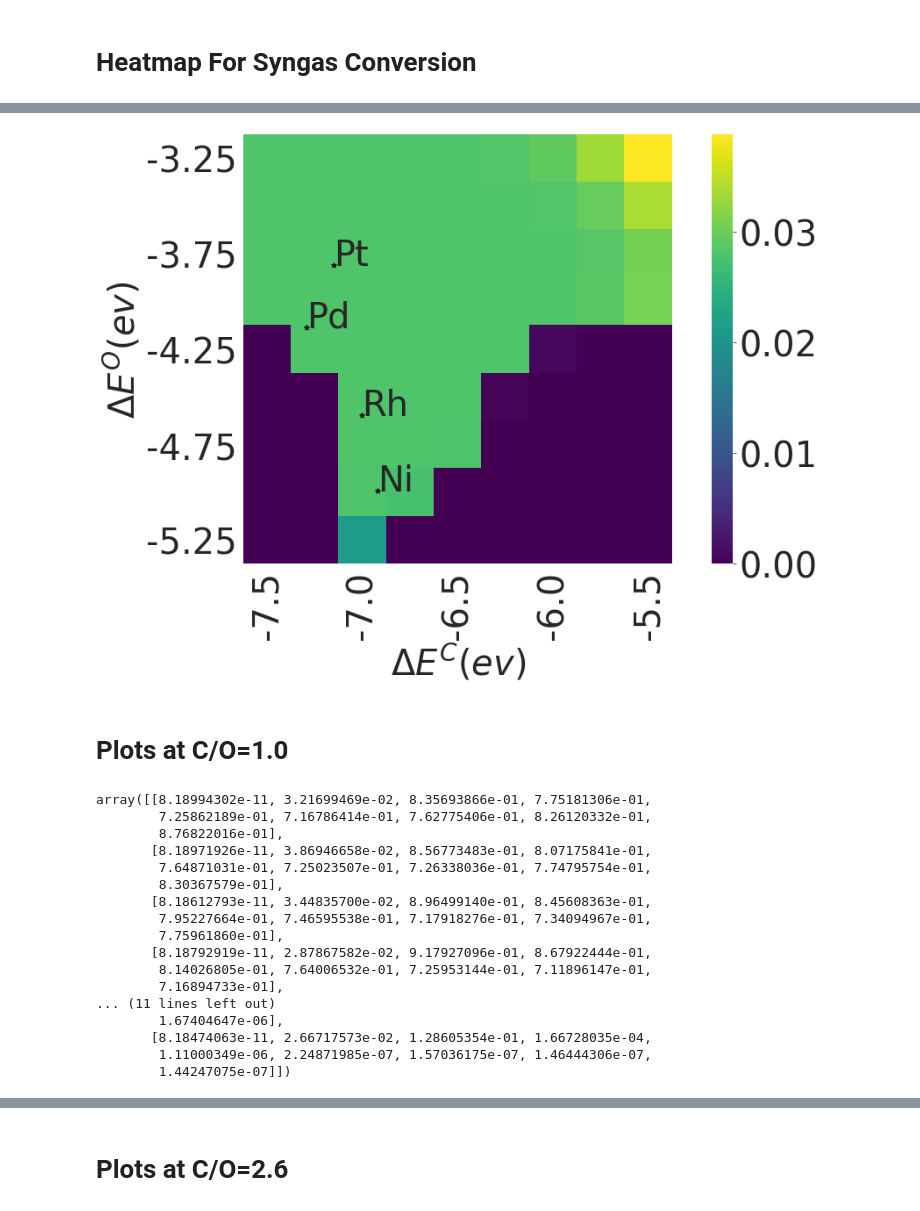
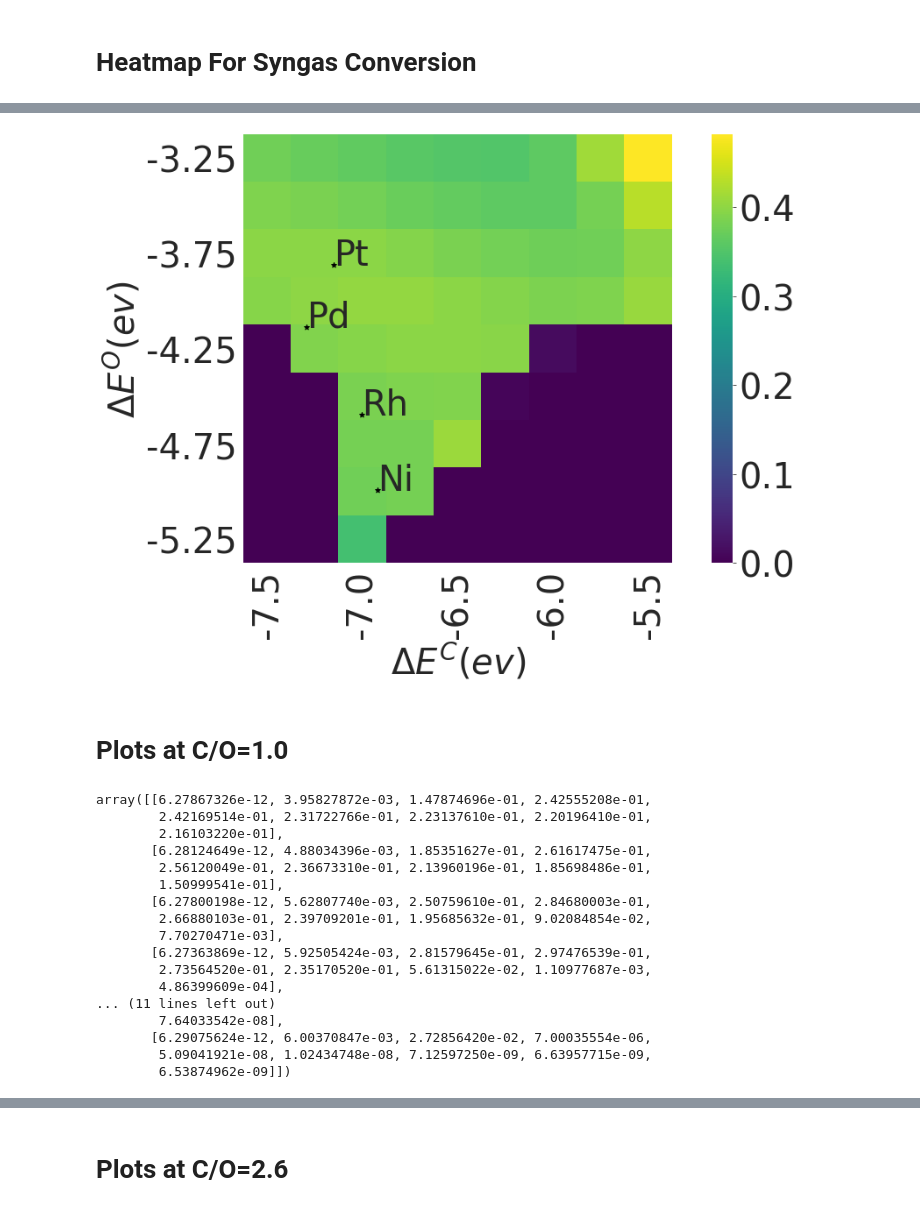
Before and after one commit to comocheng/bm_project, a Jupyter notebook: base_bm/binding_energies/heat_map_gen.ipynb, the cells around one changed output, grey strips where cells are left out. Drawn from its saved outputs; the diff is of its cells as text; code cells hidden in the pictures.

```diff
--- a/base_bm/binding_energies/heat_map_gen.ipynb
+++ b/base_bm/binding_energies/heat_map_gen.ipynb
@@ -155,12 +128,13 @@ for c_binding_energy in benergy_c:
         index += 1
 
         try:
-            # f_path = '{}_c{:.2f}o{:.2f}/sim_data/rtol_1e-08_atol_1e-08_data.csv'.format(index, c_binding_energy, o_binding_energy)
-            f_path = '{}_c{:.2f}o{:.2f}/sim_data/complete_rtol_1e-08_atol_1e-16_data.csv'.format(index, c_binding_energy, o_binding_energy)
+            f_path = '{}_c{:.2f}o{:.2f}/sim_data/rtol_1e-08_atol_1e-08_data.csv'.format(index, c_binding_energy, o_binding_energy)
+            # f_path = '{}_c{:.2f}o{:.2f}/sim_data/complete_rtol_1e-08_atol_1e-16_data.csv'.format(index, c_binding_energy, o_binding_energy)
             df = pd.read_csv(f_path)
             h2_out = df.loc[df['C/O ratio'].round(2) == 0.6].loc[:,'H2 out'].to_list()[0]
             co_out = df.loc[df['C/O ratio'].round(2) == 0.6].loc[:,'CO out'].to_list()[0]
-            syngas_conv = co_out + h2_out
+            ch4_in = df.loc[df['C/O ratio'].round(2) == 0.6].loc[:,'CH4 in'].to_list()[0]
+            syngas_conv = (co_out + h2_out/2) / ch4_in
 #             if abs(syngas_conv) > 1:
 #                 data[j][i] = 0
 #             else:
@@ -276,41 +223,42 @@ for c_binding_energy in benergy_c:
             df = pd.read_csv(f_path)
             co2_out = df.loc[df['C/O ratio'].round(2) == 0.6].loc[:,'CO2 out'].to_list()[0]
             h2o_out = df.loc[df['C/O ratio'].round(2) == 0.6].loc[:,'H2O out'].to_list()[0]
+            ch4_in = df.loc[df['C/O ratio'].round(2) == 0.6].loc[:,'CH4 in'].to_list()[0]
 #             if abs(syngas_conv) > 1:
 #                 data[j][i] = 0
 #             else:
-            data[j][i] = abs(h2o_out) + abs(co2_out)
+            data[j][i] = (abs(h2o_out)/2 + abs(co2_out)) / ch4_in
         except Exception as e:
             print(e, f"check log files {index}")
 full_ox_df = pd.DataFrame(data, columns=benergy_c, index=benergy_o)
 sns.set_style("darkgrid")
 plt.rcParams.update({'font.size': 40})
 fig = plt.figure(figsize=(16,9))
 ax = fig.add_subplot(111, aspect='equal')
 # ax = fig.add_subplot(111, aspect='equal')
 cmap = sns.color_palette("viridis", as_cmap=True)
 ax = sns.heatmap(full_ox_df, xticklabels=benergy_c, yticklabels=benergy_o, annot=False, cmap=cmap)
 xticks = ax.xaxis.get_major_ticks()
 yticks = ax.yaxis.get_major_ticks()
 for i in range(len(xticks)-1):
     if i % 2 != 0:
         xticks[i].label1.set_visible(False)
 for i in range(len(yticks)-1):
     if i % 2 != 0:
         yticks[i].label1.set_visible(False)
 # ax.set(title="Full Oxidation at C/O=0.6 with BMA",
 #       xlabel="$\\Delta E^C(ev)$",
 #       ylabel="$\\Delta E^O(ev)$",)
 ax.set(xlabel="$\\Delta E^C(ev)$",
        ylabel="$\\Delta E^O(ev)$",)
 # ax.scatter(9, 9, marker='*', s=100, color='yellow')
 ax.scatter(metal_x, metal_y, marker='*', color='black')
 for i, txt in enumerate(metal_names):
     ax.annotate(txt,(metal_x[i], metal_y[i]))
 # plt.savefig('paper_plots/0.6_full_conv_bma.pdf', bbox_inches='tight')
 plt.savefig('paper_plots/complete_0.6_full_conv_bma.pdf', bbox_inches='tight')
 # %% [output]
-[figure, old version]
+[figure, new version]
 # %% [markdown]
 # Plots at C/O=1.0
 # %%
@@ -328,15 +276,15 @@ for c_binding_energy in benergy_c:
         index += 1
 
         try:
-            # f_path = '{}_c{:.2f}o{:.2f}/sim_data/rtol_1e-08_atol_1e-08_data.csv'.format(index, c_binding_energy, o_binding_energy)
-            f_path = '{}_c{:.2f}o{:.2f}/sim_data/complete_rtol_1e-08_atol_1e-16_data.csv'.format(index, c_binding_energy, o_binding_energy)
+            f_path = '{}_c{:.2f}o{:.2f}/sim_data/rtol_1e-08_atol_1e-08_data.csv'.format(index, c_binding_energy, o_binding_energy)
+            # f_path = '{}_c{:.2f}o{:.2f}/sim_data/complete_rtol_1e-08_atol_1e-16_data.csv'.format(index, c_binding_energy, o_binding_energy)
             df = pd.read_csv(f_path)
             h2_out = df.loc[df['C/O ratio'].round(2) == 1.0].loc[:,'H2 out'].to_list()[0]
             co_out = df.loc[df['C/O ratio'].round(2) == 1.0].loc[:,'CO out'].to_list()[0]
             ch4_in = df.loc[df['C/O ratio'].round(2) == 1.0].loc[:,'CH4 in'].to_list()[0]
             ch4_out = df.loc[df['C/O ratio'].round(2) == 1.0].loc[:,'CH4 out'].to_list()[0]
             ch4_conv = (ch4_in - ch4_out) / ch4_in
-            syngas_conv = (co_out + h2_out) / ch4_in
+            syngas_conv = (co_out + h2_out/2) / ch4_in
             if abs(ch4_conv) > 1:
                 data[j][i] = 0
             else:
@@ -346,23 +294,23 @@ for c_binding_energy in benergy_c:
             print(e, f"check log files {index}")
 data
 # %% [output]
-array([[8.18994302e-11, 3.21699469e-02, 8.35693866e-01, 7.75181306e-01,
-        7.25862189e-01, 7.16786414e-01, 7.62775406e-01, 8.26120332e-01,
-        8.76822016e-01],
-       [8.18971926e-11, 3.86946658e-02, 8.56773483e-01, 8.07175841e-01,
-        7.64871031e-01, 7.25023507e-01, 7.26338036e-01, 7.74795754e-01,
-        8.30367579e-01],
-       [8.18612793e-11, 3.44835700e-02, 8.96499140e-01, 8.45608363e-01,
-        7.95227664e-01, 7.46595538e-01, 7.17918276e-01, 7.34094967e-01,
-        7.75961860e-01],
-       [8.18792919e-11, 2.87867582e-02, 9.17927096e-01, 8.67922444e-01,
-        8.14026805e-01, 7.64006532e-01, 7.25953144e-01, 7.11896147e-01,
-        7.16894733e-01],
+array([[6.27867326e-12, 3.95827872e-03, 1.47874696e-01, 2.42555208e-01,
+        2.42169514e-01, 2.31722766e-01, 2.23137610e-01, 2.20196410e-01,
+        2.16103220e-01],
+       [6.28124649e-12, 4.88034396e-03, 1.85351627e-01, 2.61617475e-01,
+        2.56120049e-01, 2.36673310e-01, 2.13960196e-01, 1.85698486e-01,
+        1.50999541e-01],
+       [6.27800198e-12, 5.62807740e-03, 2.50759610e-01, 2.84680003e-01,
+        2.66880103e-01, 2.39709201e-01, 1.95685632e-01, 9.02084854e-02,
+        7.70270471e-03],
+       [6.27363869e-12, 5.92505424e-03, 2.81579645e-01, 2.97476539e-01,
+        2.73564520e-01, 2.35170520e-01, 5.61315022e-02, 1.10977687e-03,
+        4.86399609e-04],
 ... (11 lines left out)
-        1.67404647e-06],
-       [8.18474063e-11, 2.66717573e-02, 1.28605354e-01, 1.66728035e-04,
-        1.11000349e-06, 2.24871985e-07, 1.57036175e-07, 1.46444306e-07,
-        1.44247075e-07]])
+        7.64033542e-08],
+       [6.29075624e-12, 6.00370847e-03, 2.72856420e-02, 7.00035554e-06,
+        5.09041921e-08, 1.02434748e-08, 7.12597250e-09, 6.63957715e-09,
+        6.53874962e-09]])
 # %%
 ch4_conv_df = pd.DataFrame(data, columns=benergy_c, index=benergy_o)
 ch4_conv_df
```
Also changed, not shown: parts of 18 cells of this notebook, 15 other files.
